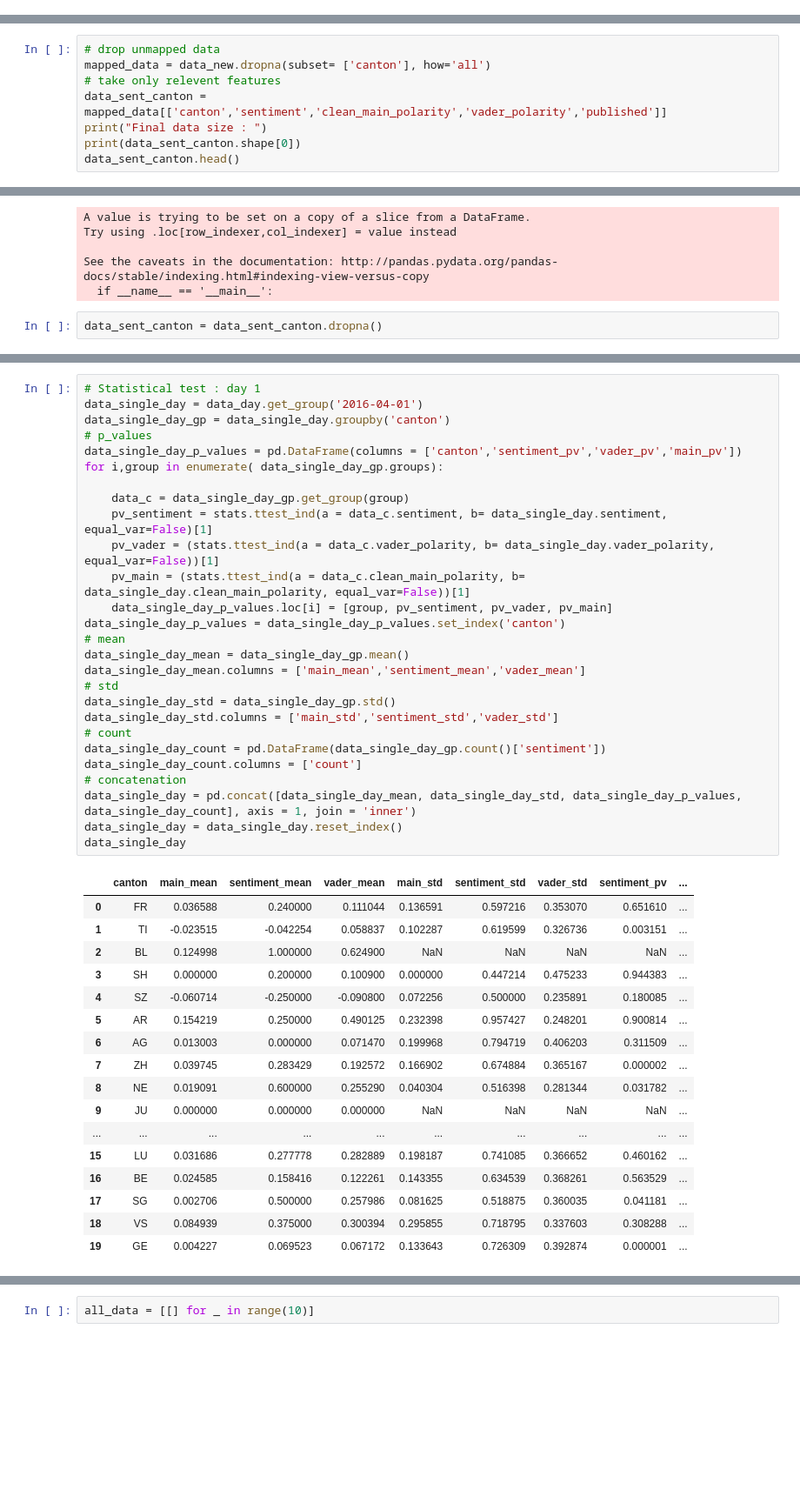
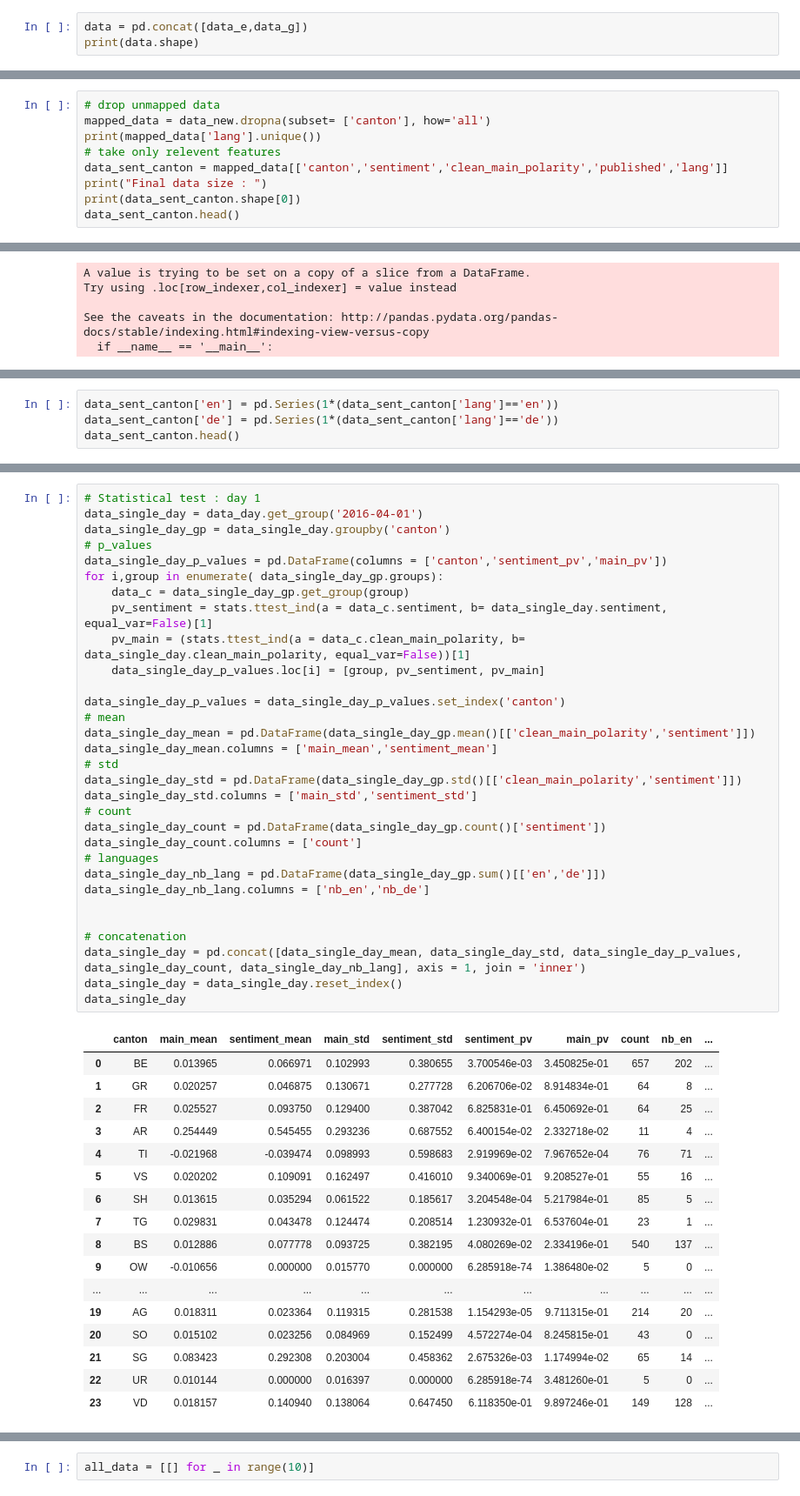
Before and after one commit to ahmadajal/ada-ana-project, a Jupyter notebook: Pre-Visualization-part2.ipynb, the cells around one changed output, grey strips where cells are left out. Shown: that part at 87% size. Saved outputs shown, nothing was run; the diff lists cells and outputs as text; blank space fills up the shorter version.

```diff
--- a/Pre-Visualization-part2.ipynb
+++ b/Pre-Visualization-part2.ipynb
@@ -41,3 +62,6 @@ Percentage of unrepresented cantons in the data :
 |  | canton | source_location |
 | 47 | GL | NaN |
 | 48 | ZG | NaN |
+# %%
+data = pd.concat([data_e,data_g])
+print(data.shape)
@@ -82,8 +116,9 @@ Percentage of unmapped data :
 # %%
 # drop unmapped data
 mapped_data = data_new.dropna(subset= ['canton'], how='all')
+print(mapped_data['lang'].unique())
 # take only relevent features
-data_sent_canton = mapped_data[['canton','sentiment','clean_main_polarity','vader_polarity','published']]
+data_sent_canton = mapped_data[['canton','sentiment','clean_main_polarity','published','lang']]
 print("Final data size : ")
 print(data_sent_canton.shape[0])
 data_sent_canton.head()
@@ -115,5 +155,3 @@ Try using .loc[row_indexer,col_indexer] = value instead
 
 See the caveats in the documentation: http://pandas.pydata.org/pandas-docs/stable/indexing.html#indexing-view-versus-copy
   if __name__ == '__main__':
-# %%
-data_sent_canton = data_sent_canton.dropna()
@@ -142,0 +191,4 @@ data_sent_canton.head()
+# %%
+data_sent_canton['en'] = pd.Series(1*(data_sent_canton['lang']=='en'))
+data_sent_canton['de'] = pd.Series(1*(data_sent_canton['lang']=='de'))
+data_sent_canton.head()
@@ -186,48 +245,52 @@ data_day.describe()
 # %%
 # Statistical test : day 1
 data_single_day = data_day.get_group('2016-04-01')
 data_single_day_gp = data_single_day.groupby('canton')
 # p_values
-data_single_day_p_values = pd.DataFrame(columns = ['canton','sentiment_pv','vader_pv','main_pv'])
+data_single_day_p_values = pd.DataFrame(columns = ['canton','sentiment_pv','main_pv'])
 for i,group in enumerate( data_single_day_gp.groups):
-
     data_c = data_single_day_gp.get_group(group)
     pv_sentiment = stats.ttest_ind(a = data_c.sentiment, b= data_single_day.sentiment, equal_var=False)[1]
-    pv_vader = (stats.ttest_ind(a = data_c.vader_polarity, b= data_single_day.vader_polarity, equal_var=False))[1]
     pv_main = (stats.ttest_ind(a = data_c.clean_main_polarity, b= data_single_day.clean_main_polarity, equal_var=False))[1]
-    data_single_day_p_values.loc[i] = [group, pv_sentiment, pv_vader, pv_main]
+    data_single_day_p_values.loc[i] = [group, pv_sentiment, pv_main]
+
 data_single_day_p_values = data_single_day_p_values.set_index('canton')
 # mean
-data_single_day_mean = data_single_day_gp.mean()
-data_single_day_mean.columns = ['main_mean','sentiment_mean','vader_mean']
+data_single_day_mean = pd.DataFrame(data_single_day_gp.mean()[['clean_main_polarity','sentiment']])
+data_single_day_mean.columns = ['main_mean','sentiment_mean']
 # std
-data_single_day_std = data_single_day_gp.std()
-data_single_day_std.columns = ['main_std','sentiment_std','vader_std']
+data_single_day_std = pd.DataFrame(data_single_day_gp.std()[['clean_main_polarity','sentiment']])
+data_single_day_std.columns = ['main_std','sentiment_std']
 # count
 data_single_day_count = pd.DataFrame(data_single_day_gp.count()['sentiment'])
 data_single_day_count.columns = ['count']
+# languages
+data_single_day_nb_lang = pd.DataFrame(data_single_day_gp.sum()[['en','de']])
+data_single_day_nb_lang.columns = ['nb_en','nb_de']
+
+
 # concatenation
-data_single_day = pd.concat([data_single_day_mean, data_single_day_std, data_single_day_p_values, data_single_day_count], axis = 1, join = 'inner')
+data_single_day = pd.concat([data_single_day_mean, data_single_day_std, data_single_day_p_values, data_single_day_count, data_single_day_nb_lang], axis = 1, join = 'inner')
 data_single_day = data_single_day.reset_index()
 data_single_day
 # %% [output]
-|  | canton | main_mean | sentiment_mean | vader_mean | main_std | sentiment_std | vader_std | sentiment_pv | ... |
-| 0 | FR | 0.036588 | 0.240000 | 0.111044 | 0.136591 | 0.597216 | 0.353070 | 0.651610 | ... |
-| 1 | TI | -0.023515 | -0.042254 | 0.058837 | 0.102287 | 0.619599 | 0.326736 | 0.003151 | ... |
-| 2 | BL | 0.124998 | 1.000000 | 0.624900 | NaN | NaN | NaN | NaN | ... |
-| 3 | SH | 0.000000 | 0.200000 | 0.100900 | 0.000000 | 0.447214 | 0.475233 | 0.944383 | ... |
-| 4 | SZ | -0.060714 | -0.250000 | -0.090800 | 0.072256 | 0.500000 | 0.235891 | 0.180085 | ... |
-| 5 | AR | 0.154219 | 0.250000 | 0.490125 | 0.232398 | 0.957427 | 0.248201 | 0.900814 | ... |
-| 6 | AG | 0.013003 | 0.000000 | 0.071470 | 0.199968 | 0.794719 | 0.406203 | 0.311509 | ... |
-| 7 | ZH | 0.039745 | 0.283429 | 0.192572 | 0.166902 | 0.674884 | 0.365167 | 0.000002 | ... |
-| 8 | NE | 0.019091 | 0.600000 | 0.255290 | 0.040304 | 0.516398 | 0.281344 | 0.031782 | ... |
-| 9 | JU | 0.000000 | 0.000000 | 0.000000 | NaN | NaN | NaN | NaN | ... |
-| ... | ... | ... | ... | ... | ... | ... | ... | ... | ... |
-| 15 | LU | 0.031686 | 0.277778 | 0.282889 | 0.198187 | 0.741085 | 0.366652 | 0.460162 | ... |
-| 16 | BE | 0.024585 | 0.158416 | 0.122261 | 0.143355 | 0.634539 | 0.368261 | 0.563529 | ... |
-| 17 | SG | 0.002706 | 0.500000 | 0.257986 | 0.081625 | 0.518875 | 0.360035 | 0.041181 | ... |
-| 18 | VS | 0.084939 | 0.375000 | 0.300394 | 0.295855 | 0.718795 | 0.337603 | 0.308288 | ... |
-| 19 | GE | 0.004227 | 0.069523 | 0.067172 | 0.133643 | 0.726309 | 0.392874 | 0.000001 | ... |
+|  | canton | main_mean | sentiment_mean | main_std | sentiment_std | sentiment_pv | main_pv | count | nb_en | ... |
+| 0 | BE | 0.013965 | 0.066971 | 0.102993 | 0.380655 | 3.700546e-03 | 3.450825e-01 | 657 | 202 | ... |
+| 1 | GR | 0.020257 | 0.046875 | 0.130671 | 0.277728 | 6.206706e-02 | 8.914834e-01 | 64 | 8 | ... |
+| 2 | FR | 0.025527 | 0.093750 | 0.129400 | 0.387042 | 6.825831e-01 | 6.450692e-01 | 64 | 25 | ... |
+| 3 | AR | 0.254449 | 0.545455 | 0.293236 | 0.687552 | 6.400154e-02 | 2.332718e-02 | 11 | 4 | ... |
+| 4 | TI | -0.021968 | -0.039474 | 0.098993 | 0.598683 | 2.919969e-02 | 7.967652e-04 | 76 | 71 | ... |
+| 5 | VS | 0.020202 | 0.109091 | 0.162497 | 0.416010 | 9.340069e-01 | 9.208527e-01 | 55 | 16 | ... |
+| 6 | SH | 0.013615 | 0.035294 | 0.061522 | 0.185617 | 3.204548e-04 | 5.217984e-01 | 85 | 5 | ... |
+| 7 | TG | 0.029831 | 0.043478 | 0.124474 | 0.208514 | 1.230932e-01 | 6.537604e-01 | 23 | 1 | ... |
+| 8 | BS | 0.012886 | 0.077778 | 0.093725 | 0.382195 | 4.080269e-02 | 2.334196e-01 | 540 | 137 | ... |
+| 9 | OW | -0.010656 | 0.000000 | 0.015770 | 0.000000 | 6.285918e-74 | 1.386480e-02 | 5 | 0 | ... |
+| ... | ... | ... | ... | ... | ... | ... | ... | ... | ... | ... |
+| 19 | AG | 0.018311 | 0.023364 | 0.119315 | 0.281538 | 1.154293e-05 | 9.711315e-01 | 214 | 20 | ... |
+| 20 | SO | 0.015102 | 0.023256 | 0.084969 | 0.152499 | 4.572274e-04 | 8.245815e-01 | 43 | 0 | ... |
+| 21 | SG | 0.083423 | 0.292308 | 0.203004 | 0.458362 | 2.675326e-03 | 1.174994e-02 | 65 | 14 | ... |
+| 22 | UR | 0.010144 | 0.000000 | 0.016397 | 0.000000 | 6.285918e-74 | 3.481260e-01 | 5 | 0 | ... |
+| 23 | VD | 0.018157 | 0.140940 | 0.138064 | 0.647450 | 6.118350e-01 | 9.897246e-01 | 149 | 128 | ... |
 # %%
 def day_preprocess(day):
     data_single_day = data_day.get_group(day)
```
Also changed, not shown: parts of 20 cells of this notebook, 31 other files.
